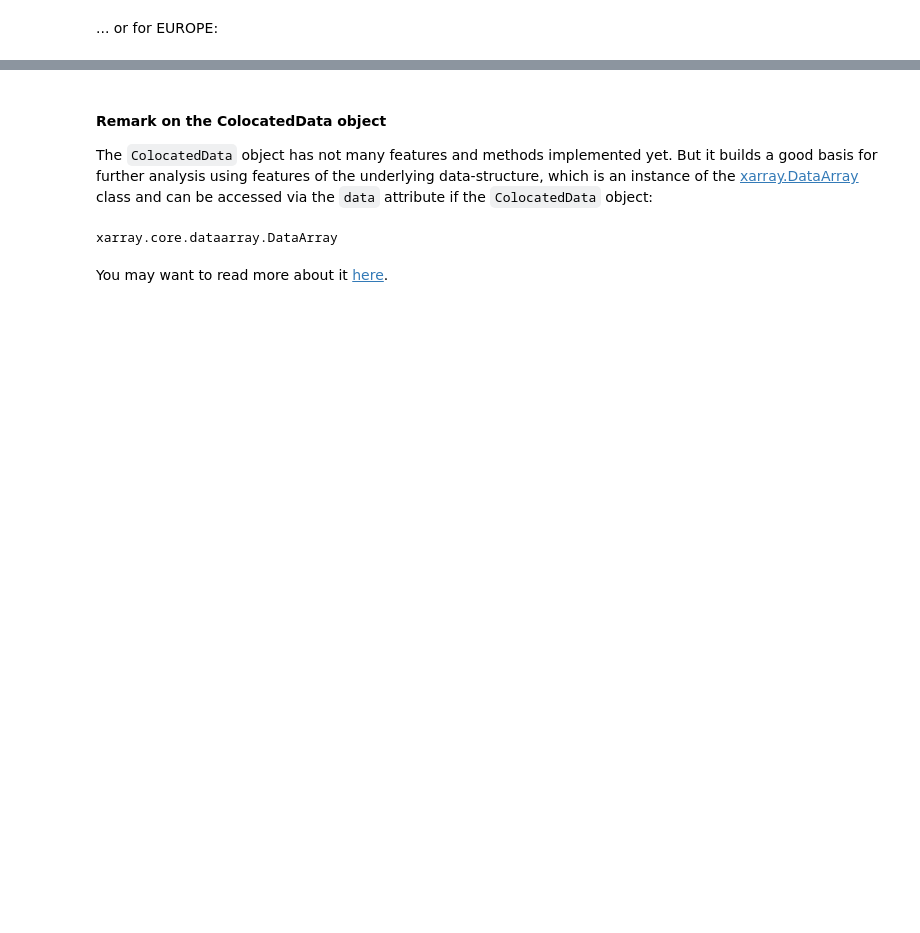
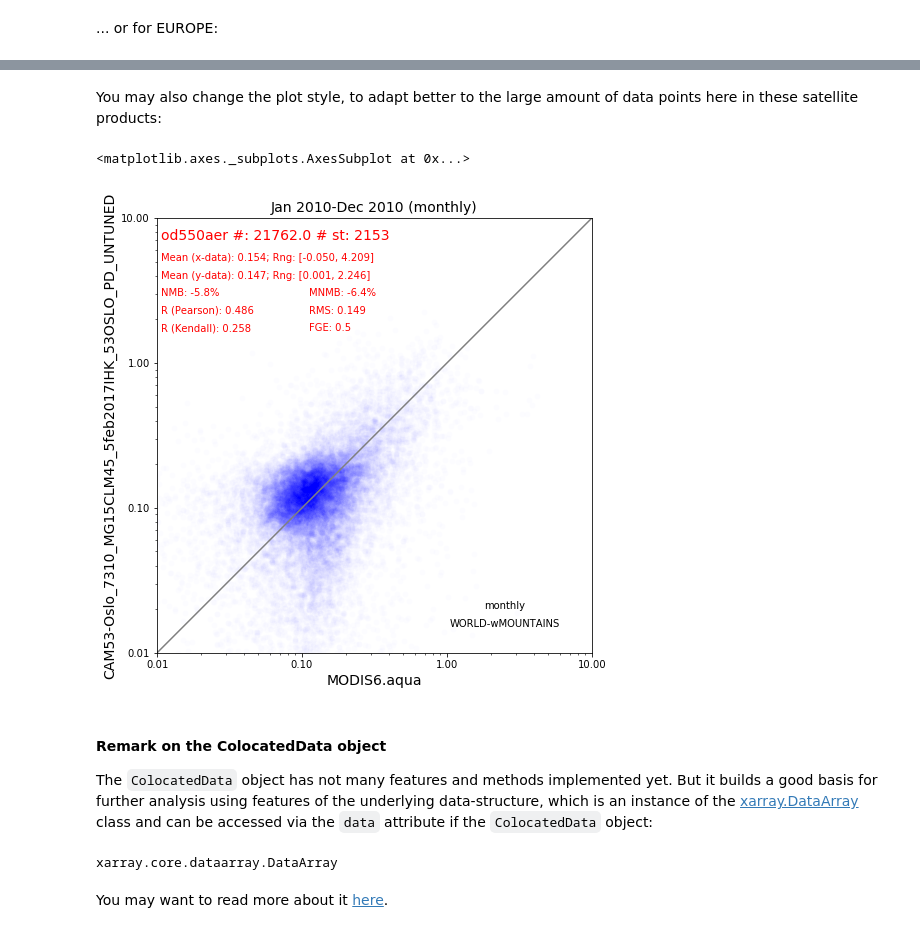
Before and after one commit to metno/pyaerocom-tutorials, a Jupyter notebook: notebooks/tut00_get_started.ipynb, the cells around one changed output, grey strips where cells are left out. Cells and saved outputs as stored; diff of their text form; code cells hidden in the pictures; blank space fills up the shorter version.

```diff
--- a/notebooks/tut00_get_started.ipynb
+++ b/notebooks/tut00_get_started.ipynb
@@ -561,3 +585,10 @@ Successfully interpolated cube
+# %% [markdown]
+You may also change the plot style, to adapt better to the large amount of data points here in these satellite products:
+# %%
+col_modis_monthly.plot_scatter(ms=6, marker='o',mec='none', color='b', alpha=0.01)
+# %% [output]
+<matplotlib.axes._subplots.AxesSubplot at 0x...>
+[figure, added]
 # %% [markdown]
 #### Remark on the ColocatedData object
 
```
Also changed, not shown: parts of 29 cells of this notebook, 12 other files.
